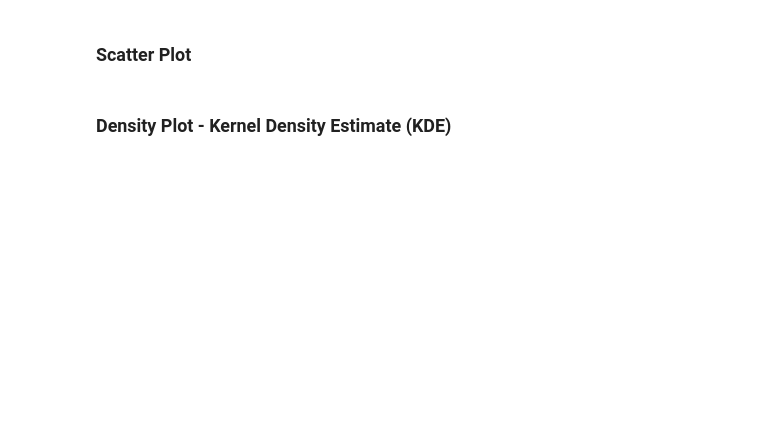
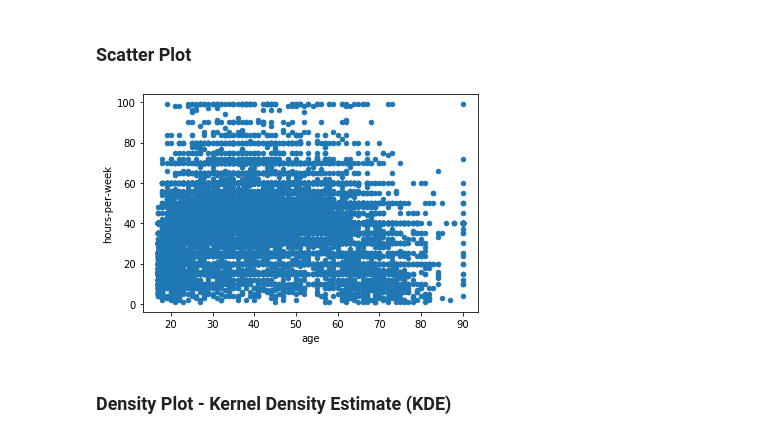
Before and after one commit to daniela500/DS-Unit-1-Sprint-1-Data-Wrangling-and-Storytelling, a Jupyter notebook: module1-exploratory-data-analysis/LS_DS_111_Exploratory_Data_Analysis.ipynb, the cells around one changed output. Saved outputs shown, nothing was run; the diff lists cells and outputs as text; code cells hidden in the pictures; blank space fills up the shorter version.

```diff
--- a/module1-exploratory-data-analysis/LS_DS_111_Exploratory_Data_Analysis.ipynb
+++ b/module1-exploratory-data-analysis/LS_DS_111_Exploratory_Data_Analysis.ipynb
@@ -273,4 +427,8 @@ Why might it be important for us to be able to visualize how our data is distrib
 # %% [markdown]
 ### Scatter Plot
+# %%
+df.plot.scatter('age','hours-per-week');
+# %% [output]
+[figure, added]
 # %% [markdown]
 ### Density Plot - Kernel Density Estimate (KDE)
```
Also changed, not shown: parts of 22 cells of this notebook.
